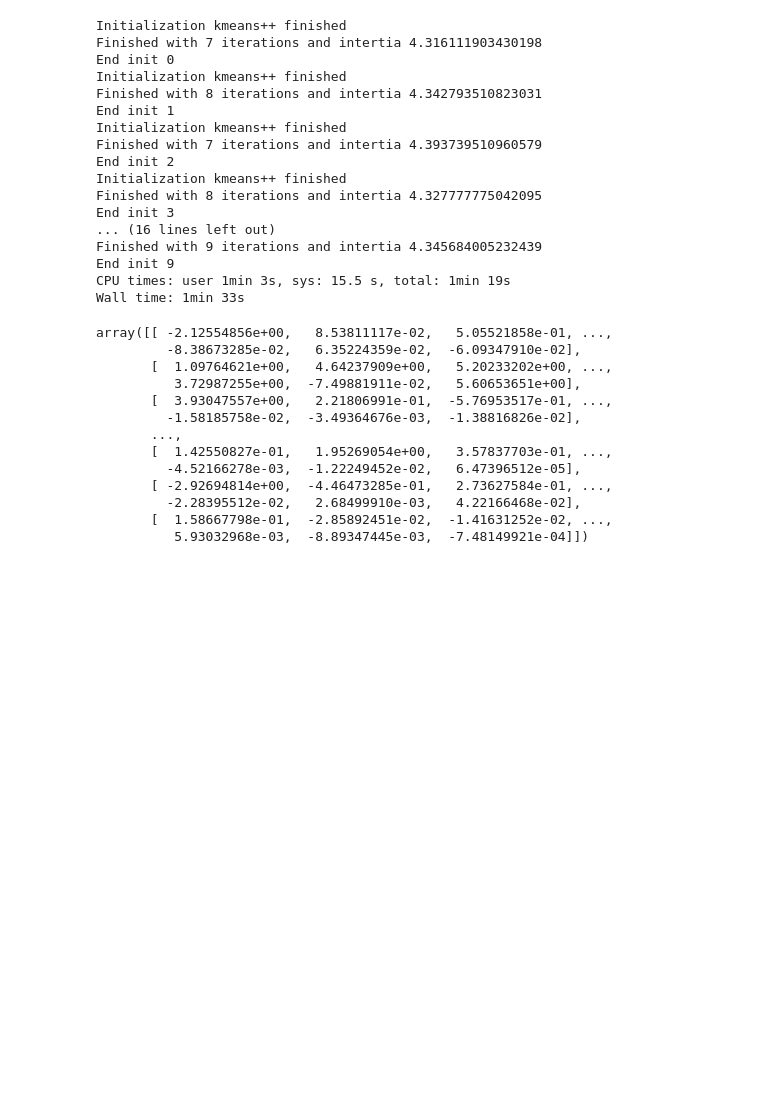
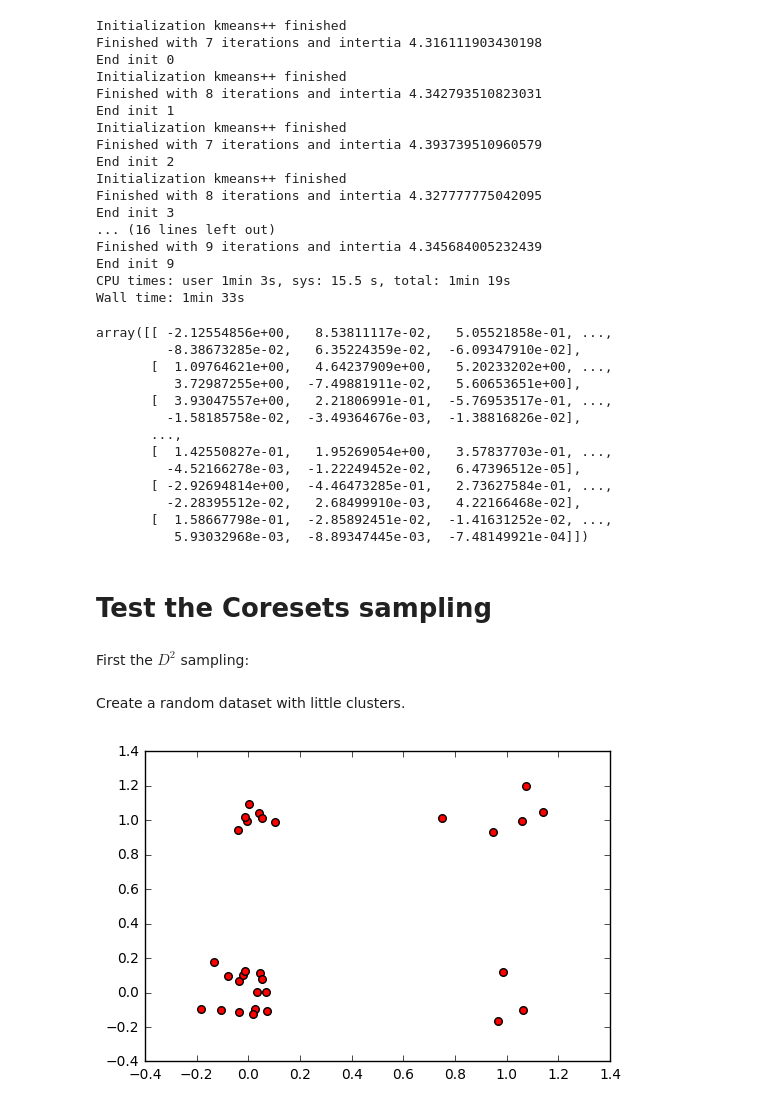
Before and after one commit to albertomontesg/data-mining-project, a Jupyter notebook: task3/Testing Implementation.ipynb, the cells around one changed output. Saved outputs shown, nothing was run; the diff lists cells and outputs as text; code cells hidden in the pictures; blank space fills up the shorter version.

Commit message:
Improve the Coresets K-Means algorithm

```diff
--- a/task3/Testing Implementation.ipynb
+++ b/task3/Testing Implementation.ipynb
@@ -165,3 +165,7 @@ array([[ -2.12554856e+00,   8.53811117e-02,   5.05521858e-01, ...,
          -2.28395512e-02,   2.68499910e-03,   4.22166468e-02],
        [  1.58667798e-01,  -2.85892451e-02,  -1.41631252e-02, ...,
           5.93032968e-03,  -8.89347445e-03,  -7.48149921e-04]])
+# %% [markdown]
+# Test the Coresets sampling
+# %% [markdown]
+First the $D^2$ sampling:
@@ -167,0 +221,21 @@ array([[ -2.12554856e+00,   8.53811117e-02,   5.05521858e-01, ...,
+# %% [markdown]
+Create a random dataset with little clusters.
+# %%
+def generate_data(L=1, S=.1):
+    np.random.seed(23)
+    L = 1
+    S = .1
+    X = np.empty((30, 2))
+    X[:15,:] = [0, 0]
+    X[15:20] = [L, L]
+    X[20:27] = [0, L]
+    X[27:30] = [L, 0]
+    noise = np.random.normal(scale=S, size=X.shape)
+    X += noise
+    return X
+
+X = generate_data()
+plt.scatter(X[:,0], X[:,1], s=30, c='r')
+plt.show()
+# %% [output]
+[figure, added]
```
Also changed, not shown: parts of 6 cells of this notebook, 3 other files.
